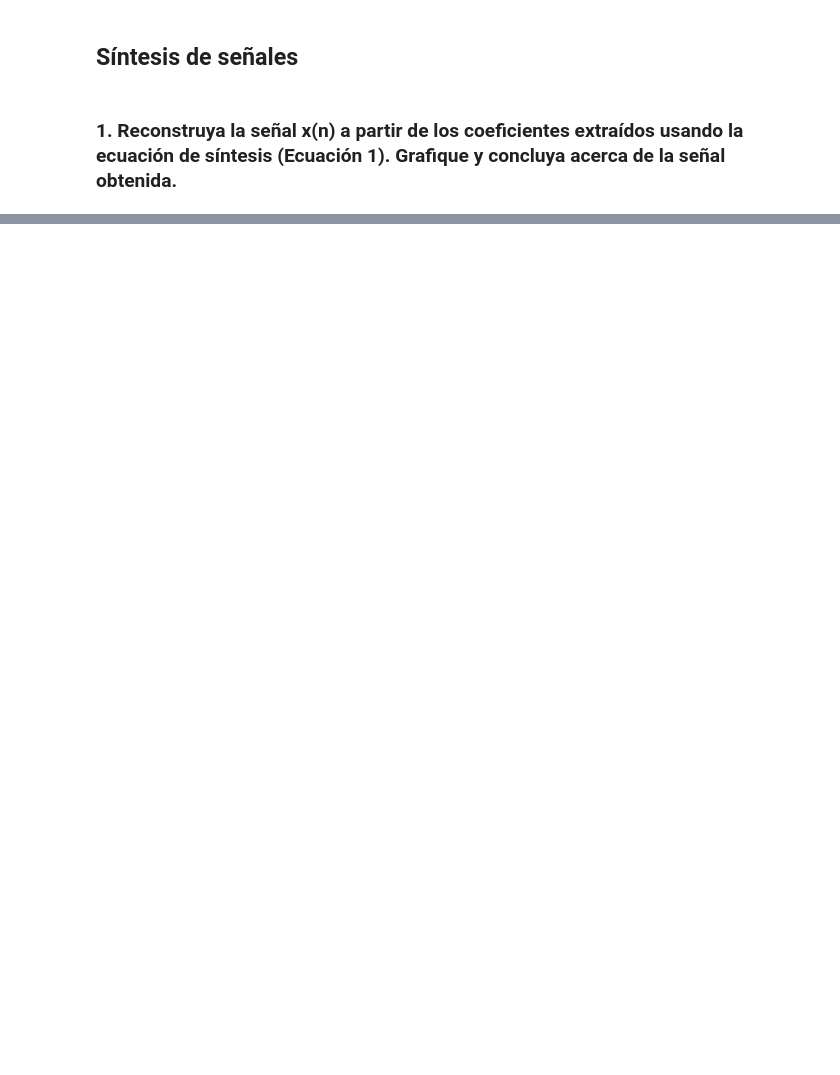
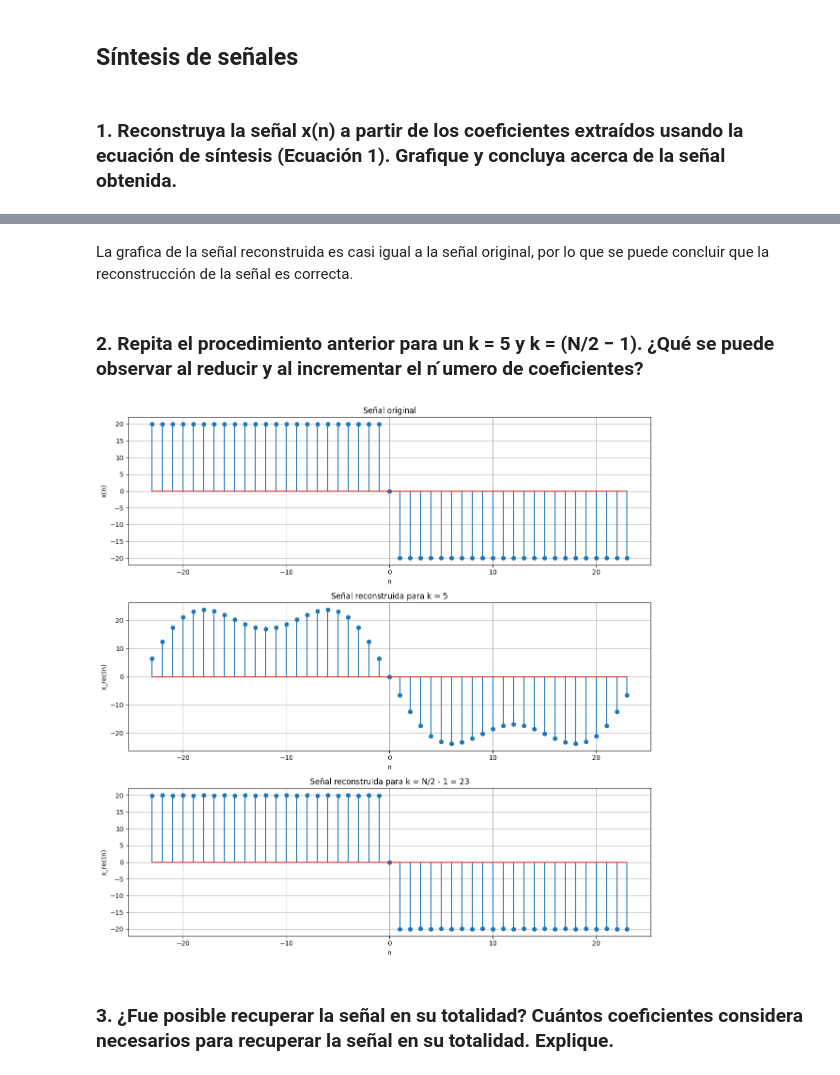
Before and after one commit to Cristian-David-Araujo/Digital_Signal_Processing, a Jupyter notebook: P6/main.ipynb, the cells around one changed output, grey strips where cells are left out. Cells and saved outputs as stored; diff of their text form; code cells hidden in the pictures; blank space fills up the shorter version.

```diff
--- a/P6/main.ipynb
+++ b/P6/main.ipynb
@@ -229,0 +259,54 @@ plt.show()
+# %% [markdown]
+La grafica de la señal reconstruida es casi igual a la señal original, por lo que se puede concluir que la reconstrucción de la señal es correcta.
+# %% [markdown]
+### 2. Repita el procedimiento anterior para un k = 5 y k = (N/2 − 1). ¿Qué se puede observar al reducir y al incrementar el n ́umero de coeficientes?
+# %%
+### 2. Repita el procedimiento anterior para un k = 5 y k = (N/2 − 1). ¿Qu ́e se puede observar al reducir y al incrementar el n ́umero de coeficientes?
+
+# Calcular coeficientes para k = 5
+k_5 = 5
+c_k_5 = coeficiente_k(x, N, k_5, n)
+c_k_par_5 = np.real(c_k_5)
+c_k_impar_5 = np.imag(c_k_5)
+
+# Calcular coeficientes para k = N/2 - 1
+k_N2_1 = N//2 - 1
+c_k_N2_1 = coeficiente_k(x, N, k_N2_1, n)
+c_k_par_N2_1 = np.real(c_k_N2_1)
+c_k_impar_N2_1 = np.imag(c_k_N2_1)
+
+# Reconstruir la señal a partir de los coeficientes Ck para k = 5
+x_rec_5 = reconstruir_senal(c_k_5, N, n)
+
+# Reconstruir la señal a partir de los coeficientes Ck para k = N/2 - 1
+x_rec_N2_1 = reconstruir_senal(c_k_N2_1, N, n)
+
+# Graficar la señal original y la señal reconstruida para k = 5 y k = N/2 - 1
+plt.figure(figsize=(12, 12))
+plt.subplot(3, 1, 1)
+plt.stem(n, x)
+plt.title('Señal original')
+plt.xlabel('n')
+plt.ylabel('x(n)')
+plt.grid()
+
+plt.subplot(3, 1, 2)
+plt.stem(n, np.real(x_rec_5))
+plt.title('Señal reconstruida para k = 5')
+plt.xlabel('n')
+plt.ylabel('x_rec(n)')
+plt.grid()
+
+plt.subplot(3, 1, 3)
+plt.stem(n, np.real(x_rec_N2_1))
+plt.title('Señal reconstruida para k = N/2 - 1 = {}'.format(k_N2_1))
+plt.xlabel('n')
+plt.ylabel('x_rec(n)')
+plt.grid()
+
+plt.tight_layout()
+plt.show()
+# %% [output]
+[figure, added]
+# %% [markdown]
+### 3. ¿Fue posible recuperar la señal en su totalidad? Cuántos coeficientes considera necesarios para recuperar la señal en su totalidad. Explique.
```
Also changed, not shown: parts of 12 cells of this notebook, 1 other file.
